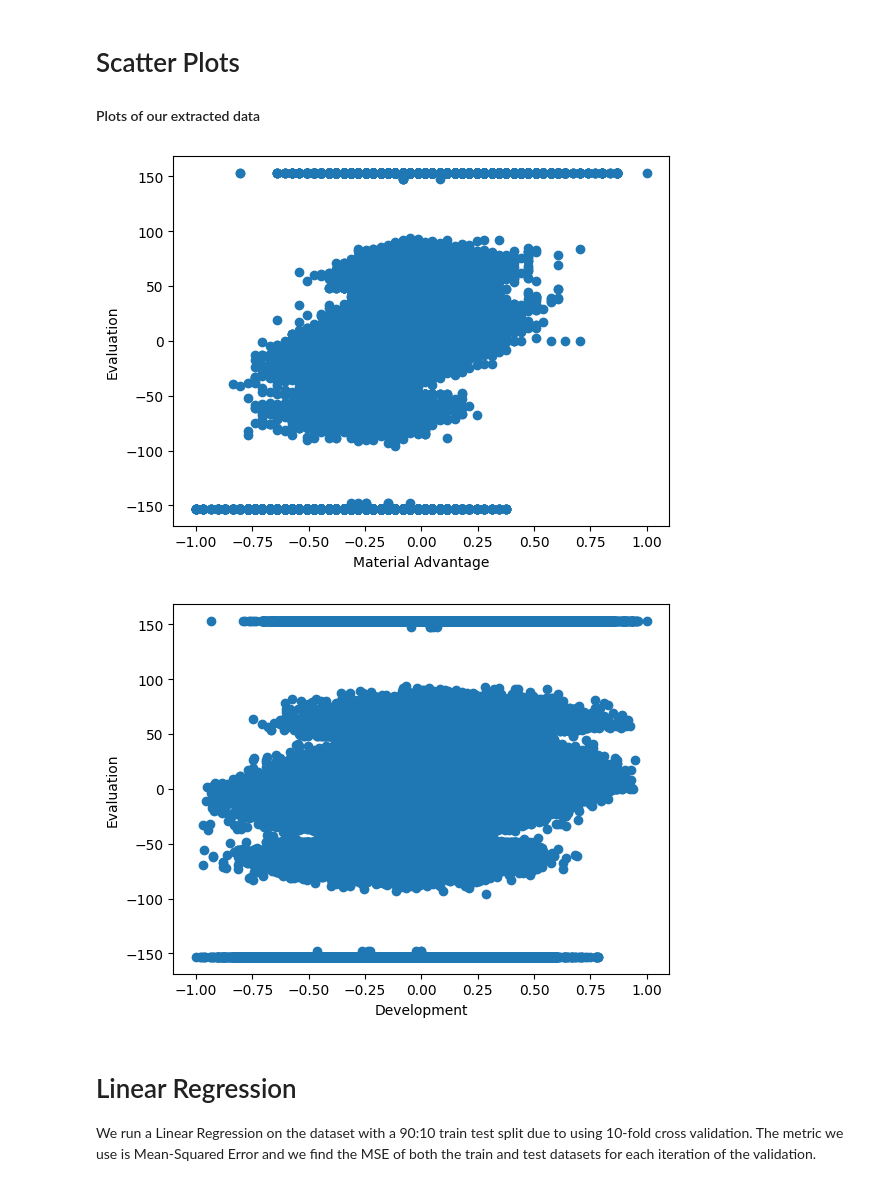
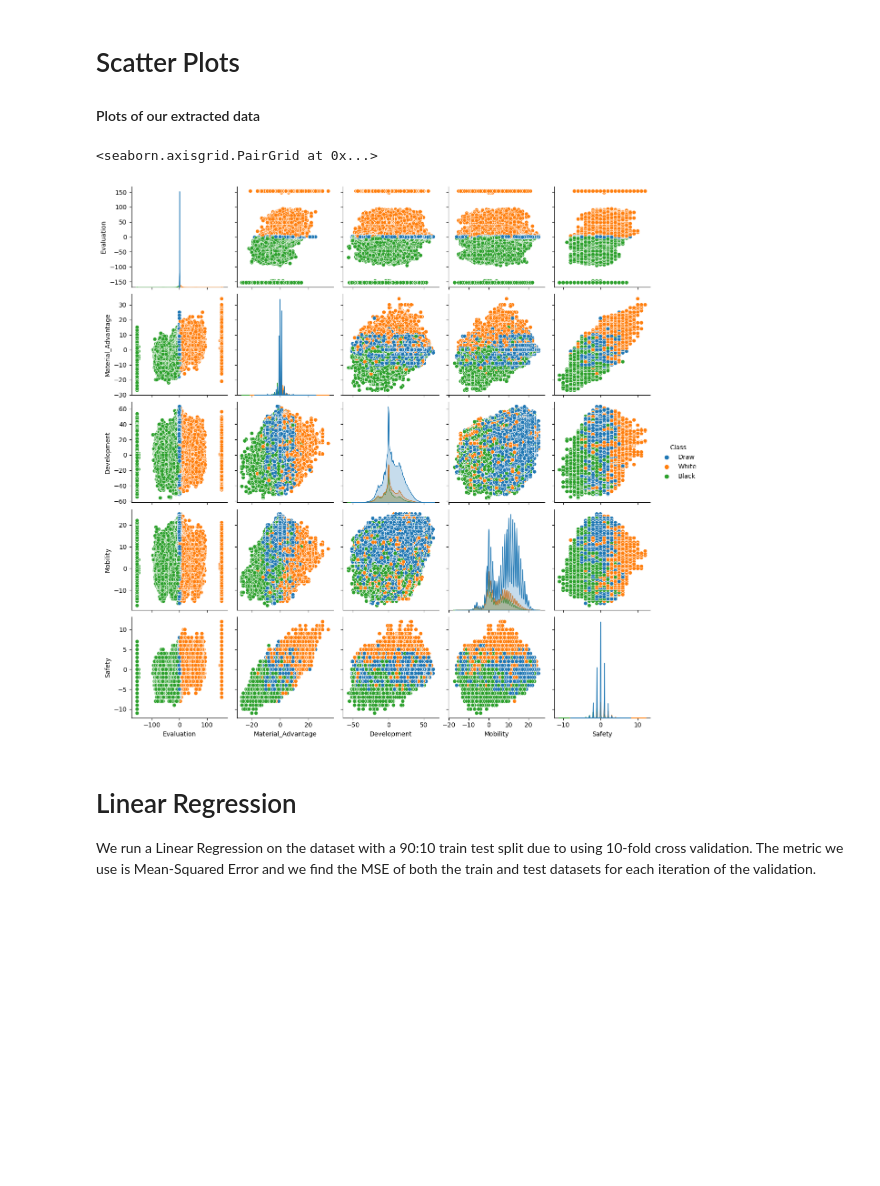
Before and after one commit to ezh247467/CSE151A-Group-Project, a Jupyter notebook: Group_Project.ipynb, the cells around one changed output. Drawn from its saved outputs; the diff is of its cells as text; code cells hidden in the pictures; blank space fills up the shorter version.

```diff
--- a/Group_Project.ipynb
+++ b/Group_Project.ipynb
@@ -521,54 +549,49 @@ class Board:
 fen_strs = np.array(chessData_df['FEN'])
 advantages = []
 develops = []
+mobility = []
+safety = []
 for i in range(len(fen_strs)):
   board = Board(fen_strs[i])
   advantages.append(board.advantage())
   develops.append(board.evaluate())
+  safety.append(board.piece_safety())
+  mb = board.piece_mobility()
+  mob_score = 0
+  for k, v in mb.items():
+    if k.isupper():
+      mob_score += v
+    else:
+      mob_score -= v
+  mobility.append(mob_score)
 develops = np.array(develops)
 advantages = np.array(advantages)
+safety = np.array(safety)
+mobility = np.array(mobility)
 
 evaluations = np.array(chessData_df['Evaluation'])
 for i in range(len(evaluations)):
   eval = evaluations[i]
   if '#' in eval:
     evaluations[i] = eval[1] + '15320'
   evaluations[i] = int(evaluations[i])
 
-normalize = lambda x: 2 * (x - min(x)) / (max(x) - min(x)) - 1
-advantages = normalize(advantages)
-develops = normalize(develops)
 evaluations = evaluations / 100
 
 classification = []
 for e in evaluations:
   if e >= 2:
     classification.append('White')
   elif e <= -2:
     classification.append('Black')
   else:
     classification.append('Draw')
+classification = np.array(classification)
 
 chessData_df = chessData_df.drop('Evaluation', axis=1)
-chessData_df = chessData_df.assign(Evaluation=evaluations, Material_Advantage=advantages, Development=develops, Class=classification)
-one_hot = pd.get_dummies(chessData_df.Class, dtype=int)
-chessData_df = pd.concat([chessData_df, one_hot], axis=1)
-chessData_df = chessData_df.drop('Class', axis=1)
+chessData_df = chessData_df.assign(Evaluation=evaluations, Material_Advantage=advantages, Development=develops, Mobility=mobility, Safety=safety, Class=classification)
 
-eval = chessData_df['Evaluation']
-develop = chessData_df['Development']
-adv = chessData_df['Material_Advantage']
-
-chessData_df.to_csv('chessData_df_non-normalized.csv')
-
-plt.scatter(adv, eval, label='Material')
-plt.xlabel("Material Advantage")
-plt.ylabel("Evaluation")
-plt.show()
-plt.scatter(develop, eval, label='Development')
-plt.xlabel("Development")
-plt.ylabel("Evaluation")
-plt.show()
+sns.pairplot(chessData_df, hue='Class', diag_kind='kde')
 # %% [output]
+<seaborn.axisgrid.PairGrid at 0x...>
-[figure, old version]
+[figure, new version]
-[figure, removed]
```
Also changed, not shown: parts of 10 cells of this notebook.
